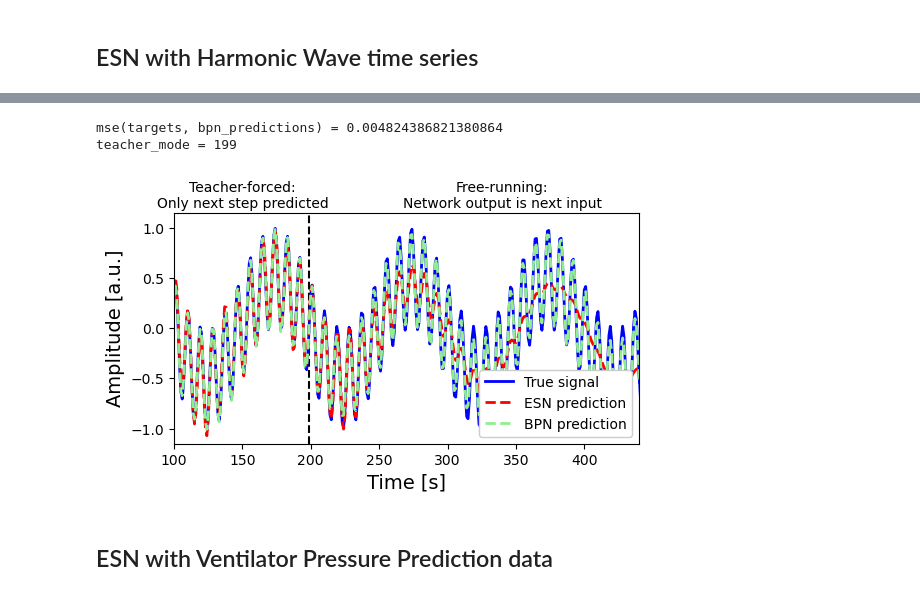
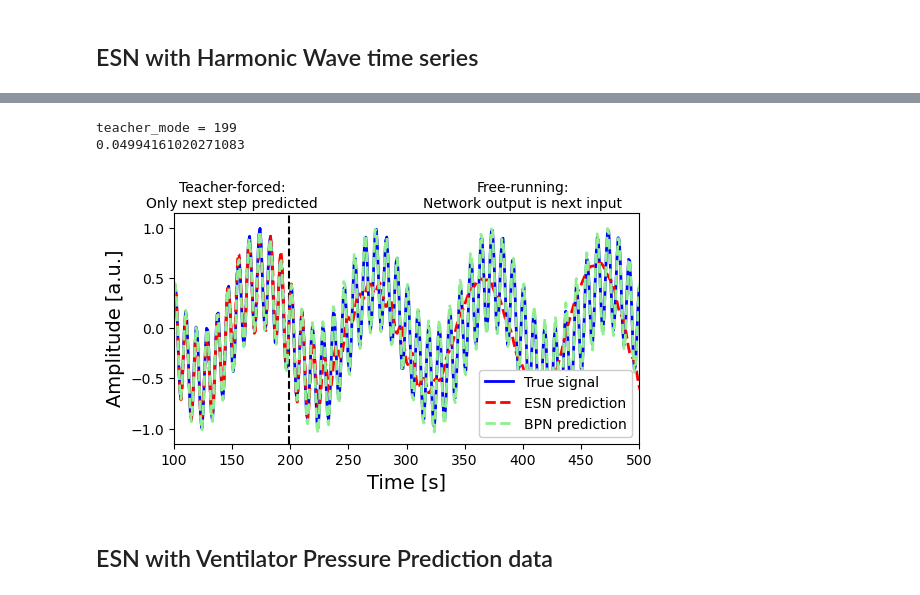
Before and after one commit to TMKamsma/Pyontronics, a Jupyter notebook: demo.ipynb, the cells around one changed output, grey strips where cells are left out. Cells and saved outputs as stored; diff of their text form; code cells hidden in the pictures.

Commit message:
update harmonic predictions

```diff
--- a/demo.ipynb
+++ b/demo.ipynb
@@ -236,57 +255,62 @@ teacher_mode = 199
 # %%
 # Initialize and train BPN
-bpn = BandPassNetwork(
-    input_dim=1,
-    reservoir_size=15,
-    output_dim=1,
-    leaking_rate=0.9,
-    step_size=dt_harmonic,
-    time_scale_avg=3,
-    time_scale_std=3,
-    spectral_radius=0.8,
-    sparsity=0.75,
-    input_scaling=0.5,
-    regularization=1e-6,
-    washout=0,
-    activation=ginf_activator.activate,
-    weight_seed = 1,
-)
+mse_mean = 0
+test_num = 20
+for i in range(test_num):
+    bpn = BandPassNetwork(
+        input_dim=1,
+        reservoir_size=15,
+        output_dim=1,
+        leaking_rate=0.9,
+        step_size=dt_harmonic,
+        time_scale_avg=3,
+        time_scale_std=5,
+        spectral_radius=0.8,
+        sparsity=0.75,
+        input_scaling=0.5,
+        regularization=1e-6,
+        washout=0,
+        activation=ginf_activator.activate,
+        weight_seed = 1,
+        progress_bar=False,
+    )
+    # Train on synthetic data
+    bpn.fit(inputs, targets)
 
-# Train on synthetic data
-bpn.fit(inputs, targets)
-
-# Generate predictions
-teacher_ratio=0.25
-bpn_predictions = bpn.predict(inputs, teacher_ratio=teacher_ratio)
-
-# Calculate prediction error after network settled from np.zeroes initialization
-print(f"{mse(targets, bpn_predictions) = }")
+    # Generate predictions
+    teacher_ratio=0.25
+    bpn_predictions = bpn.predict(inputs, teacher_ratio=teacher_ratio)
+    if mse(targets, bpn_predictions)<1:
+        mse_mean += mse(targets, bpn_predictions)/test_num
+    # Calculate prediction error after network settled from np.zeroes initialization
+    #print(f"{mse(targets, bpn_predictions) = }")
 
 teacher_mode = int(len(targets)*teacher_ratio)
 print(f"{teacher_mode = }")
+print(mse_mean)
 # %% [output]
-mse(targets, bpn_predictions) = 0.004824386821380864
 teacher_mode = 199
+0.04994161020271083
 # %%
 cutoff_min = 100
-cutoff_max = 440
+cutoff_max = 500
 
 plt.figure(figsize=(6, 3))
 plt.axvline(x=teacher_mode, linestyle="--", color='black')
 plt.text(cutoff_min+50, 1.2, 'Teacher-forced:\nOnly next step predicted', dict(size=10), horizontalalignment='center')
 plt.text(cutoff_max-100, 1.2, 'Free-running:\nNetwork output is next input', dict(size=10), horizontalalignment='center')
 plt.plot(targets, label="True signal",color='blue',linewidth=2)
 plt.plot(predictions, label="ESN prediction", linestyle="--",color='red',linewidth=2)
 plt.plot(bpn_predictions, label="BPN prediction", linestyle="--",color='lightgreen',linewidth=2)
 plt.xlabel("Time [s]", fontsize=14)
 plt.ylabel("Amplitude [a.u.]", fontsize=14)
 plt.xlim(cutoff_min, cutoff_max)
 plt.ylim(-1.15, 1.15)
 plt.legend(loc='lower right',framealpha=1)
 plt.savefig("output/sine_prediction_plot.pdf",bbox_inches='tight')
 plt.savefig("output/sine_prediction_plot.png",bbox_inches='tight')
 # %% [output]
-[figure, old version]
+[figure, new version]
 # %%
 visualize_reservoir(esn)
 # %% [markdown]
```
Also changed, not shown: parts of 3 cells of this notebook, 3 other files.
